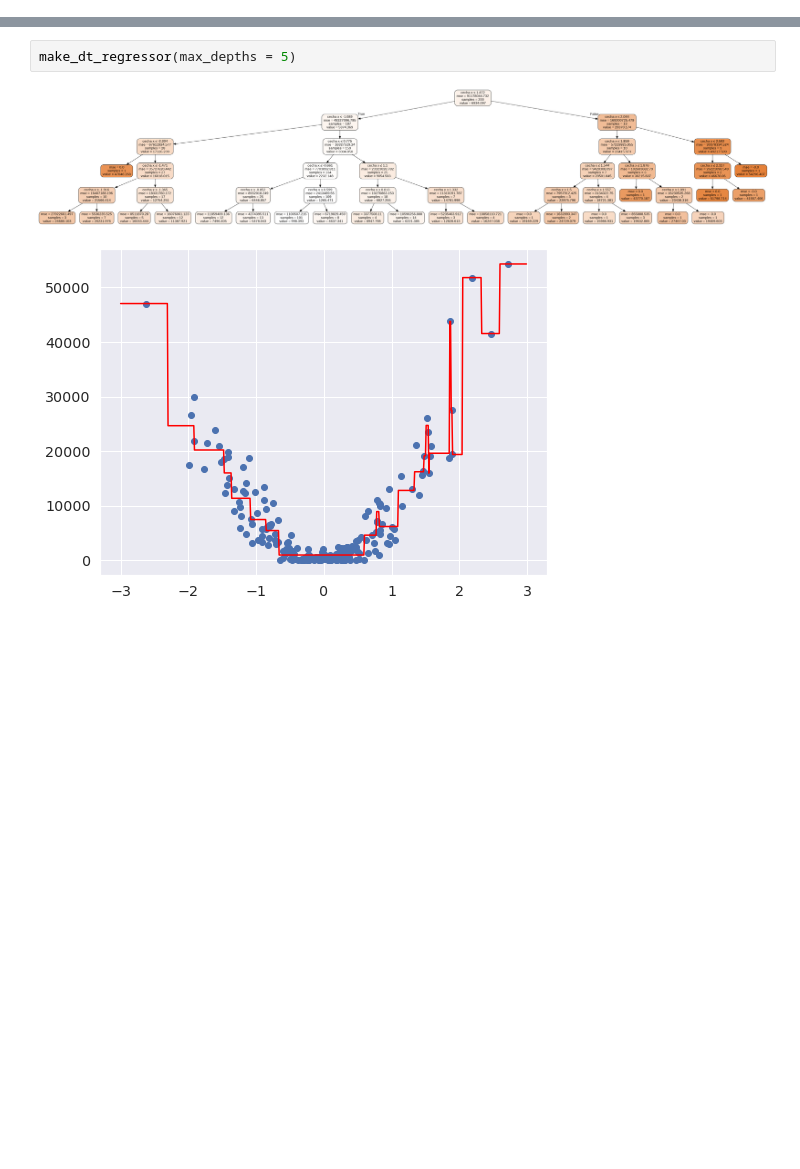
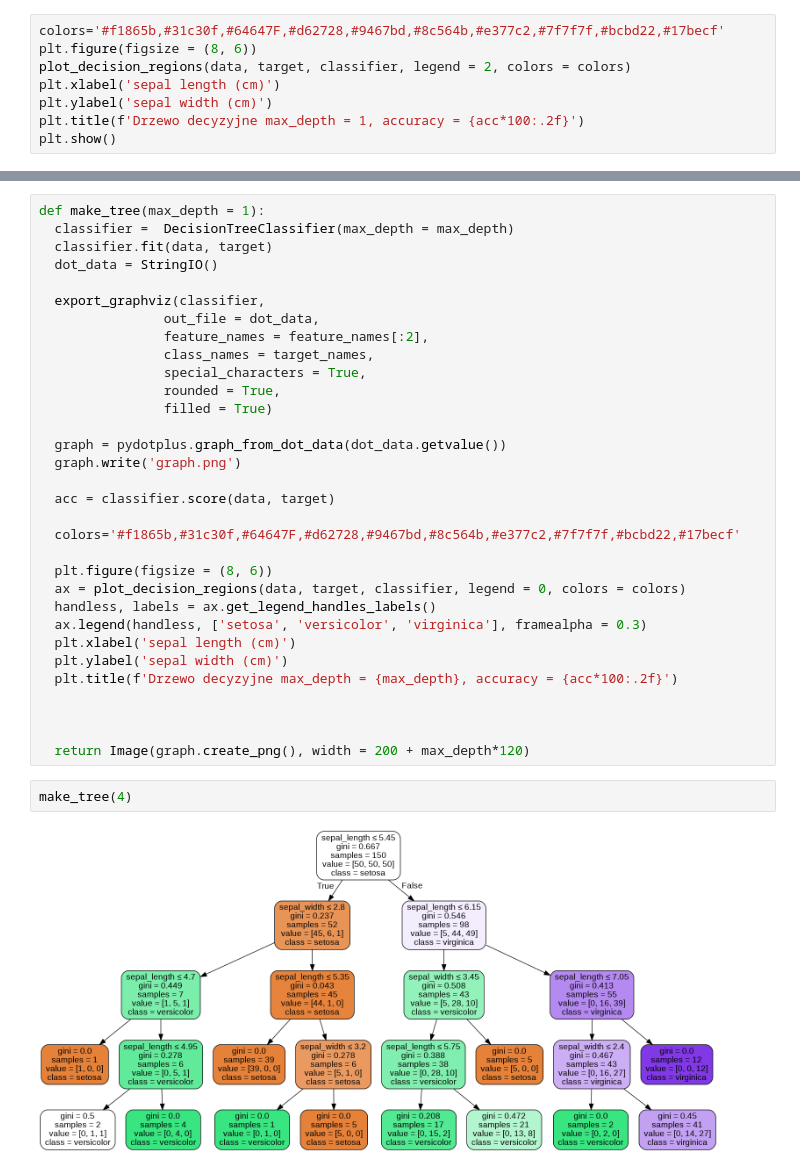
Before and after one commit to pawel0508/MachineLearningBootcamp_I, a Jupyter notebook: DecisionTree.ipynb, the cells around one changed output, grey strips where cells are left out. Saved outputs shown, nothing was run; the diff lists cells and outputs as text; blank space fills up the shorter version.

```diff
--- a/DecisionTree.ipynb
+++ b/DecisionTree.ipynb
@@ -103,0 +114,8 @@ plt.show()
+# %%
+colors='#f1865b,#31c30f,#64647F,#d62728,#9467bd,#8c564b,#e377c2,#7f7f7f,#bcbd22,#17becf'
+plt.figure(figsize = (8, 6))
+plot_decision_regions(data, target, classifier, legend = 2, colors = colors)
+plt.xlabel('sepal length (cm)')
+plt.ylabel('sepal width (cm)')
+plt.title(f'Drzewo decyzyjne max_depth = 1, accuracy = {acc*100:.2f}')
+plt.show()
@@ -140,5 +143,36 @@ def make_dt_regressor(max_depths = 2):
-# %%
-make_dt_regressor(max_depths = 5)
-# %% [output]
-[figure, removed]
-[figure, removed]
+# %%
+def make_tree(max_depth = 1):
+  classifier =  DecisionTreeClassifier(max_depth = max_depth)
+  classifier.fit(data, target)
+  dot_data = StringIO()
+
+  export_graphviz(classifier,
+                out_file = dot_data,
+                feature_names = feature_names[:2],
+                class_names = target_names,
+                special_characters = True,
+                rounded = True,
+                filled = True)
+
+  graph = pydotplus.graph_from_dot_data(dot_data.getvalue())
+  graph.write('graph.png')
+
+  acc = classifier.score(data, target)
+
+  colors='#f1865b,#31c30f,#64647F,#d62728,#9467bd,#8c564b,#e377c2,#7f7f7f,#bcbd22,#17becf'
+
+  plt.figure(figsize = (8, 6))
+  ax = plot_decision_regions(data, target, classifier, legend = 0, colors = colors)
+  handless, labels = ax.get_legend_handles_labels()
+  ax.legend(handless, ['setosa', 'versicolor', 'virginica'], framealpha = 0.3)
+  plt.xlabel('sepal length (cm)')
+  plt.ylabel('sepal width (cm)')
+  plt.title(f'Drzewo decyzyjne max_depth = {max_depth}, accuracy = {acc*100:.2f}')
+
+
+
+  return Image(graph.create_png(), width = 200 + max_depth*120)
+# %%
+make_tree(4)
+# %% [output]
+[figure, added]
```
Also changed, not shown: parts of 26 cells of this notebook.
